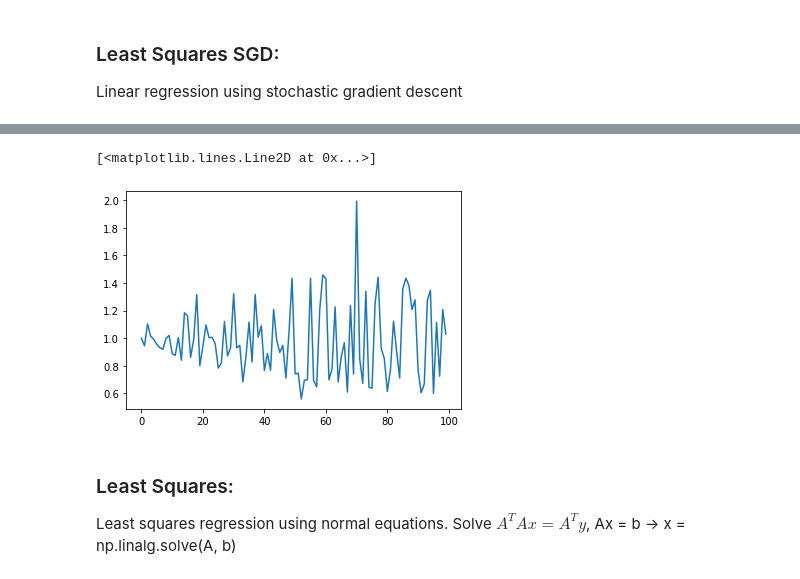
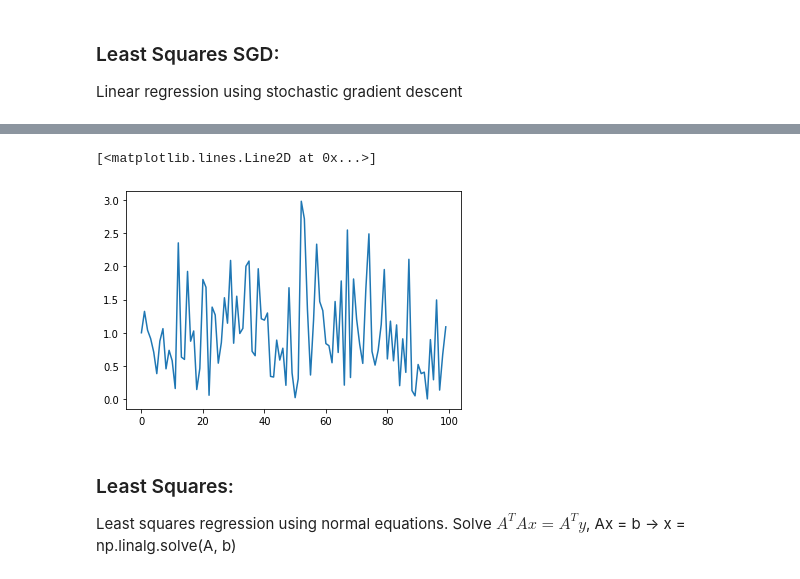
Before and after one commit to Dreyvor/ML_Project_1, a Jupyter notebook: source/project_1.ipynb, the cells around one changed output, grey strips where cells are left out. Drawn from its saved outputs; the diff is of its cells as text; code cells hidden in the pictures.

```diff
--- a/source/project_1.ipynb
+++ b/source/project_1.ipynb
@@ -119,9 +122,9 @@ def least_squares_GD(y, tx, initial_w, max_iters, gamma):
 initial_w = np.zeros(tX_std.shape[1])
 max_iters = 50
 gamma = 0.1
-w, losses, final_loss = least_squares_GD(y, tX_std, initial_w, max_iters,
-                                         gamma)
-plt.plot(losses)
+w_ls_GD, losses_ls_GD, final_loss_ls_GD = least_squares_GD(
+    y, tX_std, initial_w, max_iters, gamma)
+plt.plot(losses_ls_GD)
 # %% [output]
 Least squares gradient Descent(0/49): loss=1.0
 Least squares gradient Descent(1/49): loss=0.9264755130297607
@@ -155,7 +158,6 @@ Linear regression using stochastic gradient descent
 def least_squares_SGD(y, tx, initial_w, max_iters, gamma):
     batch_size = 1
     """Stochastic gradient descent algorithm."""
-    ws = [initial_w]
     losses = []
     w = initial_w
     for n_iter in range(max_iters):
@@ -164,7 +166,6 @@ def least_squares_SGD(y, tx, initial_w, max_iters, gamma):
             loss = MSE_loss(minibatch_y, minibatch_tx, w)
             w -= gamma * grad
             # store w and loss
-            ws.append(w)
             losses.append(loss)
             print("Least squares gradient Descent({bi}/{ti}): loss={l}".format(
                 bi=n_iter, ti=max_iters - 1, l=loss))
@@ -172,9 +173,9 @@ def least_squares_SGD(y, tx, initial_w, max_iters, gamma):
 # %%
 initial_w = np.zeros(tX_std.shape[1])
 max_iters = 100
-gamma = 0.001
-w, losses, final_loss = least_squares_SGD(y, tX_std, initial_w, max_iters,
+gamma = 0.01
+w_ls_SGD, losses_ls_SGD, final_loss_ls_SGD = least_squares_SGD(y, tX_std, initial_w, max_iters,
                                          gamma)
-plt.plot(losses)
+plt.plot(losses_ls_SGD)
 # %% [output]
 Least squares gradient Descent(0/99): loss=1.0
@@ -197,5 +198,5 @@ Least squares gradient Descent(99/99): loss=1.0299660785857596
 [<matplotlib.lines.Line2D at 0x...>]
-[figure, old version]
+[figure, new version]
 # %% [markdown]
 ### Least Squares:
 Least squares regression using normal equations. Solve $A^TAx = A^Ty$, Ax = b → x = np.linalg.solve(A, b)
```
Also changed, not shown: parts of 17 cells of this notebook, 1 other file.
